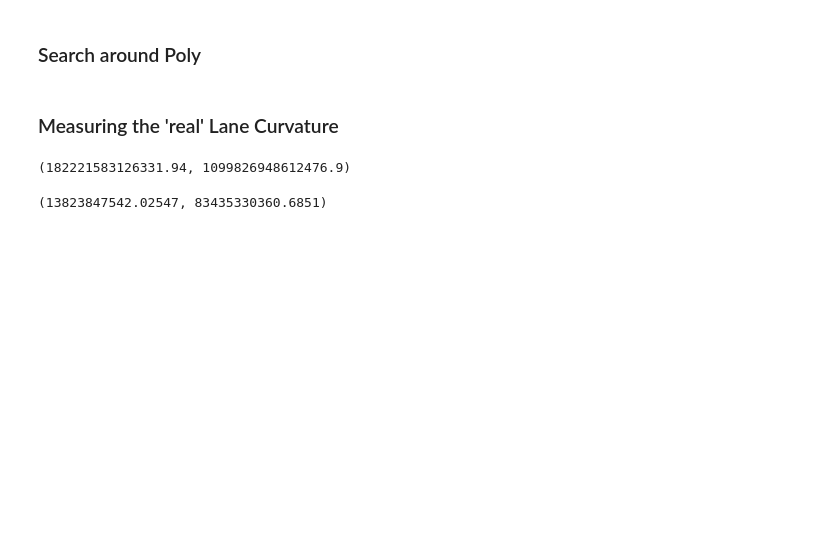
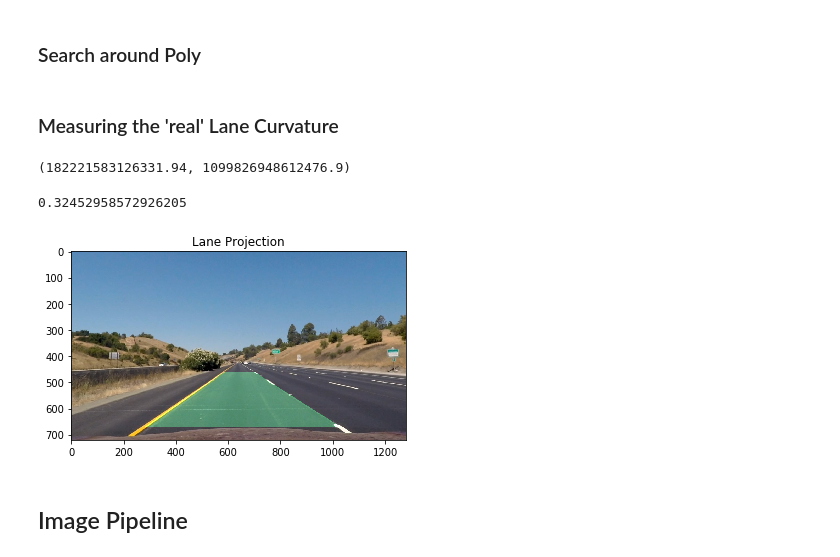
Before and after one commit to Varadharajan88/CarND-Advanced-Lane-Lines, a Jupyter notebook: examples/example.ipynb, the cells around one changed output. Drawn from its saved outputs; the diff is of its cells as text; code cells hidden in the pictures; blank space fills up the shorter version.

```diff
--- a/examples/example.ipynb
+++ b/examples/example.ipynb
@@ -539,6 +542,43 @@ def measure_curvature_real(img, leftx, rightx, ploty):
 
     return left_curverad, right_curverad, left_fit_cr, right_fit_cr
 # %%
-measure_curvature_real(left_fit, right_fit, ploty)
+left_curverad, right_curverad, left_fit_cr, right_fit_cr = measure_curvature_real(out_img, left_fit, right_fit, ploty)
-# %% [output]
-(13823847542.02547, 83435330360.6851)
+# %%
+def get_car_position(img, left_fit_cr, right_fit_cr):
+    car_pos = img.shape[1]/2 # Dead center of width
+    leftlane_xpos = left_fit_cr[0]*img.shape[0]**2 + left_fit_cr[1]*img.shape[0] + left_fit_cr[2]
+    rightlane_xpos = right_fit_cr[0]*img.shape[0]**2 + right_fit_cr[1]*img.shape[0] + right_fit_cr[2]
+    lane_centerpos = (leftlane_xpos + rightlane_xpos) / 2
+    center = (car_pos - lane_centerpos) * xm_per_pix / 10
+    return center
+
+get_car_position(out_img, left_fit_cr, right_fit_cr)
+# %% [output]
+0.32452958572926205
+# %%
+def project_lane_lines(warped, left_fitx, right_fitx, ploty):
+    # Create an image to draw the lines on
+    warp_zero = np.zeros_like(warped).astype(np.uint8)
+    color_warp = np.dstack((warp_zero, warp_zero, warp_zero))
+
+    # Recast the x and y points into usable format for cv2.fillPoly()
+    pts_left = np.array([np.transpose(np.vstack([left_fitx, ploty]))])
+    pts_right = np.array([np.flipud(np.transpose(np.vstack([right_fitx, ploty])))])
+    pts = np.hstack((pts_left, pts_right))
+
+    # Draw the lane onto the warped blank image
+    cv2.fillPoly(color_warp, np.int_([pts]), (50,255, 120))
+
+    # Warp the blank back to original image space using inverse perspective matrix (Minv)
+    newwarp = cv2.warpPerspective(color_warp, Minv, (color_warp.shape[1], color_warp.shape[0]))
+    # Combine the result with the original image
+    result = cv2.addWeighted(lane_img_undist, 1, newwarp, 0.3, 0)
+    return result
+
+lane_projection = project_lane_lines(warped_img, left_fitx, right_fitx, ploty)
+
+disp_img('Lane Projection', lane_projection)
+# %% [output]
+[figure, added]
+# %% [markdown]
+## Image Pipeline
```
Also changed, not shown: parts of 4 cells of this notebook.
